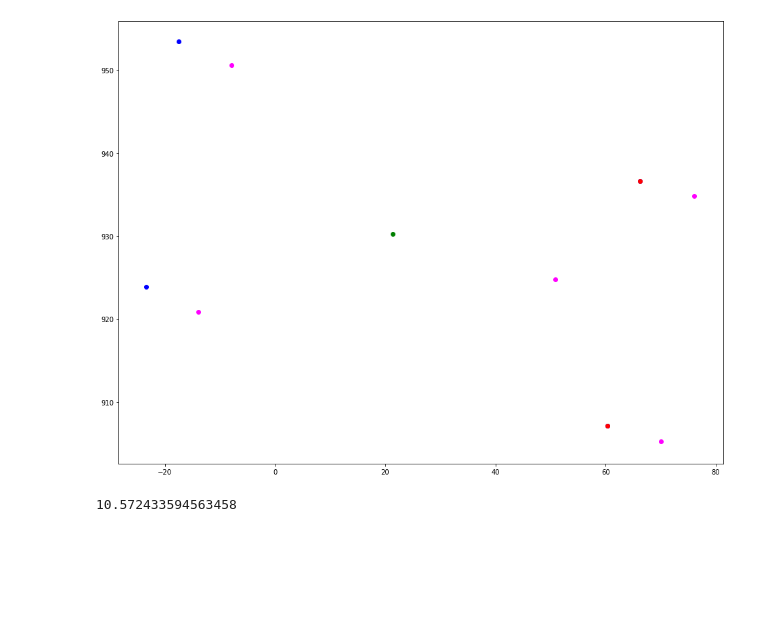
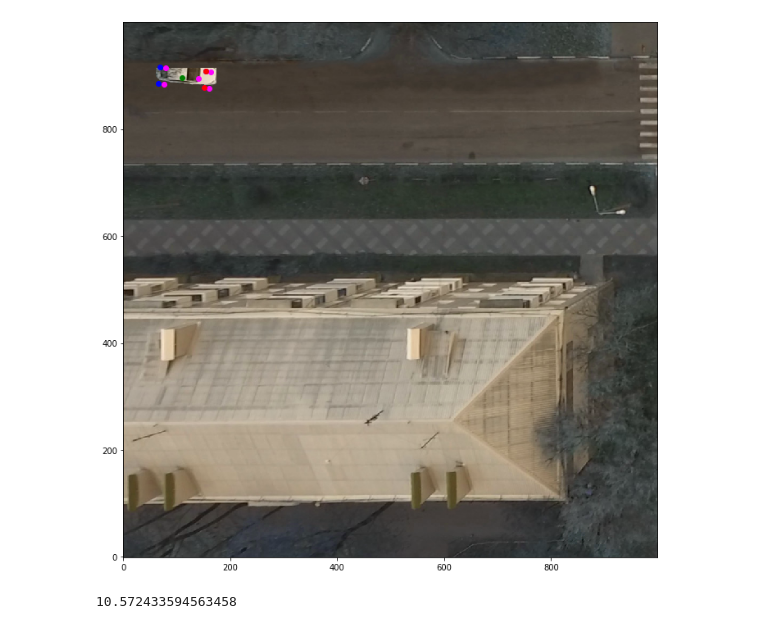
Before and after one commit to MartinsonMichael/raai-summer-school-2019, a Jupyter notebook: simulator/component_test.ipynb, the cells around one changed output. Cells and saved outputs as stored; diff of their text form; code cells hidden in the pictures; blank space fills up the shorter version.

```diff
--- a/simulator/component_test.ipynb
+++ b/simulator/component_test.ipynb
@@ -47,3 +49,3 @@ plt.show()
 # %%
-for _ in range(50):
+for _ in range(30):
     (state_pic, state), r, done, info = env.step(1)
@@ -50,31 +70,31 @@ for _ in range(50):
 # %%
 plt.figure(figsize=(16, 12))
-plt.imshow(state_pic[:1000, :1000])
+plt.imshow(state_pic[:1000, :1000], origin='lower')
 
 # wheels
 plt.scatter(
     env._agent_car.get_wheels_positions()[:, 0],
     env._agent_car.get_wheels_positions()[:, 1],
     color='blue'
 )
 # wheels vectors
 plt.scatter(
     env._agent_car.get_wheels_positions()[:, 0] + 10 * env._agent_car.get_wheels_vectors[:, 0],
     env._agent_car.get_wheels_positions()[:, 1] + 10 * env._agent_car.get_wheels_vectors[:, 1],
     color='magenta'
 )
 
 plt.scatter(env._agent_car.hull.position.x, env._agent_car.hull.position.y, color='green')
 plt.scatter(
     env._agent_car.hull.position.x + 30 * env._agent_car.get_car_vector[0],
     env._agent_car.hull.position.y + 30 * env._agent_car.get_car_vector[1],
     color='magenta'
 )
 for wheel in env._agent_car.iterate_over_front_wheels():
     plt.scatter(wheel.position.x, wheel.position.y, color='red')
 plt.show()
 # %% [output]
-[figure, old version]
+[figure, new version]
 # %%
 DummyCar._angle_by_2_points(np.array([0, 0]), env._agent_car.get_car_vector) * 180 / np.pi
 # %% [output]
```
Also changed, not shown: parts of 4 cells of this notebook, 6 other files.
